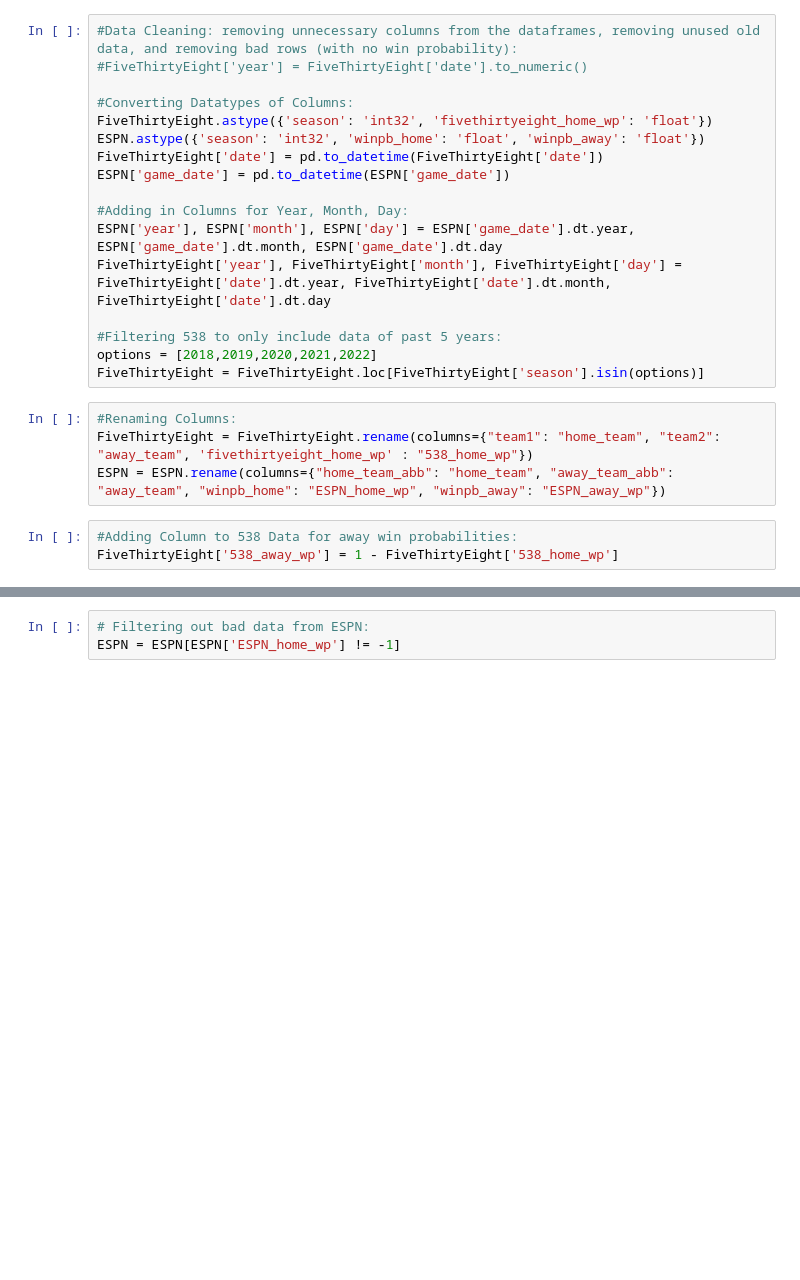
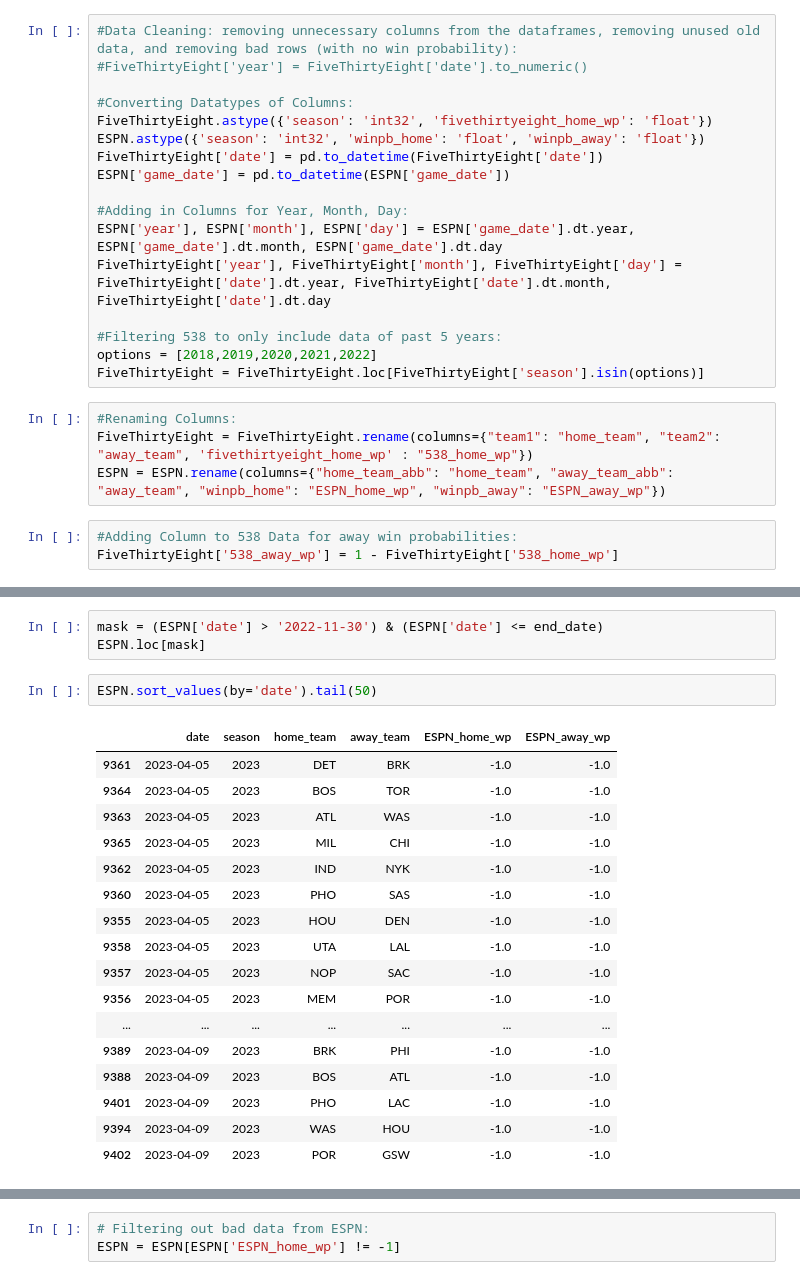
Before and after one commit to cis3296f22/bettR, a Jupyter notebook: modelDataFrameBuilder (1).ipynb, the cells around one changed output, grey strips where cells are left out. Saved outputs shown, nothing was run; the diff lists cells and outputs as text; blank space fills up the shorter version.

```diff
--- a/modelDataFrameBuilder (1).ipynb
+++ b/modelDataFrameBuilder (1).ipynb
@@ -31,0 +46,23 @@ FiveThirtyEight['538_away_wp'] = 1 - FiveThirtyEight['538_home_wp']
+# %%
+mask = (ESPN['date'] > '2022-11-30') & (ESPN['date'] <= end_date)
+ESPN.loc[mask]
+# %%
+ESPN.sort_values(by='date').tail(50)
+# %% [output]
+|  | date | season | home_team | away_team | ESPN_home_wp | ESPN_away_wp |
+| 9361 | 2023-04-05 | 2023 | DET | BRK | -1.0 | -1.0 |
+| 9364 | 2023-04-05 | 2023 | BOS | TOR | -1.0 | -1.0 |
+| 9363 | 2023-04-05 | 2023 | ATL | WAS | -1.0 | -1.0 |
+| 9365 | 2023-04-05 | 2023 | MIL | CHI | -1.0 | -1.0 |
+| 9362 | 2023-04-05 | 2023 | IND | NYK | -1.0 | -1.0 |
+| 9360 | 2023-04-05 | 2023 | PHO | SAS | -1.0 | -1.0 |
+| 9355 | 2023-04-05 | 2023 | HOU | DEN | -1.0 | -1.0 |
+| 9358 | 2023-04-05 | 2023 | UTA | LAL | -1.0 | -1.0 |
+| 9357 | 2023-04-05 | 2023 | NOP | SAC | -1.0 | -1.0 |
+| 9356 | 2023-04-05 | 2023 | MEM | POR | -1.0 | -1.0 |
+| ... | ... | ... | ... | ... | ... | ... |
+| 9389 | 2023-04-09 | 2023 | BRK | PHI | -1.0 | -1.0 |
+| 9388 | 2023-04-09 | 2023 | BOS | ATL | -1.0 | -1.0 |
+| 9401 | 2023-04-09 | 2023 | PHO | LAC | -1.0 | -1.0 |
+| 9394 | 2023-04-09 | 2023 | WAS | HOU | -1.0 | -1.0 |
+| 9402 | 2023-04-09 | 2023 | POR | GSW | -1.0 | -1.0 |
```
Also changed, not shown: parts of 8 cells of this notebook, 1 other file.
